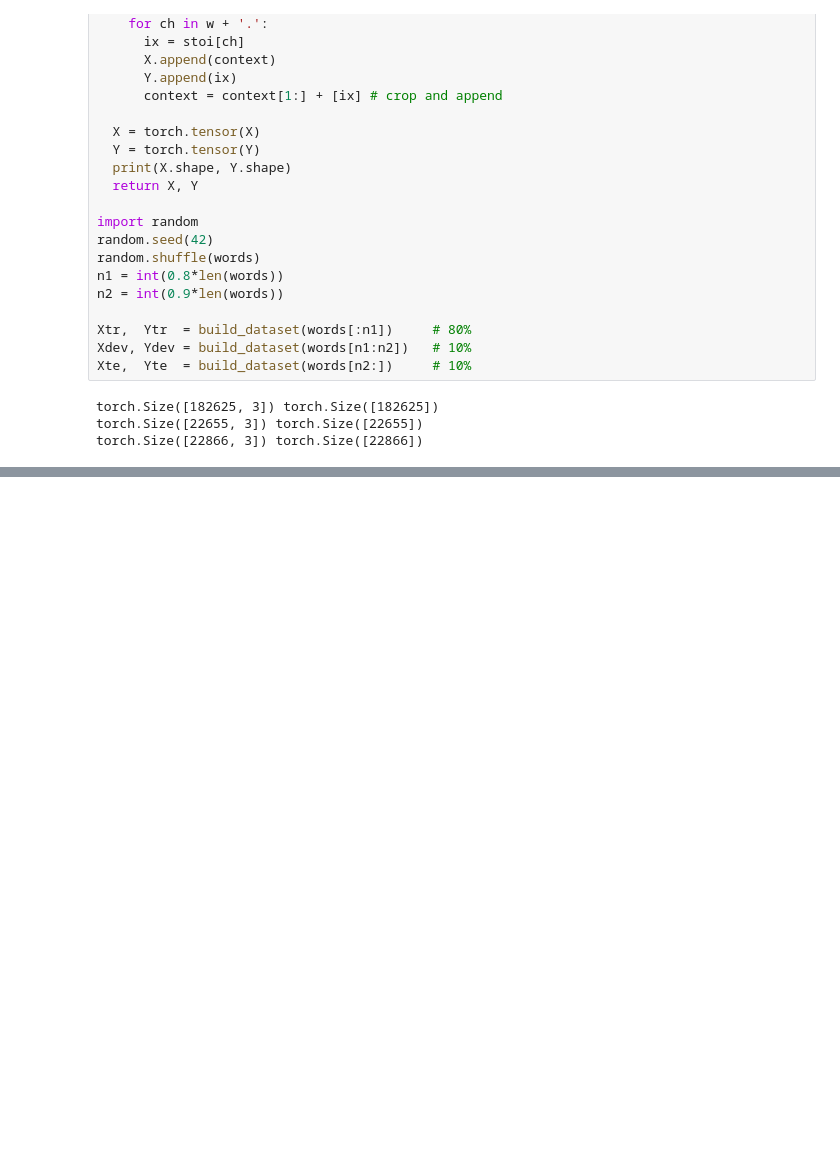
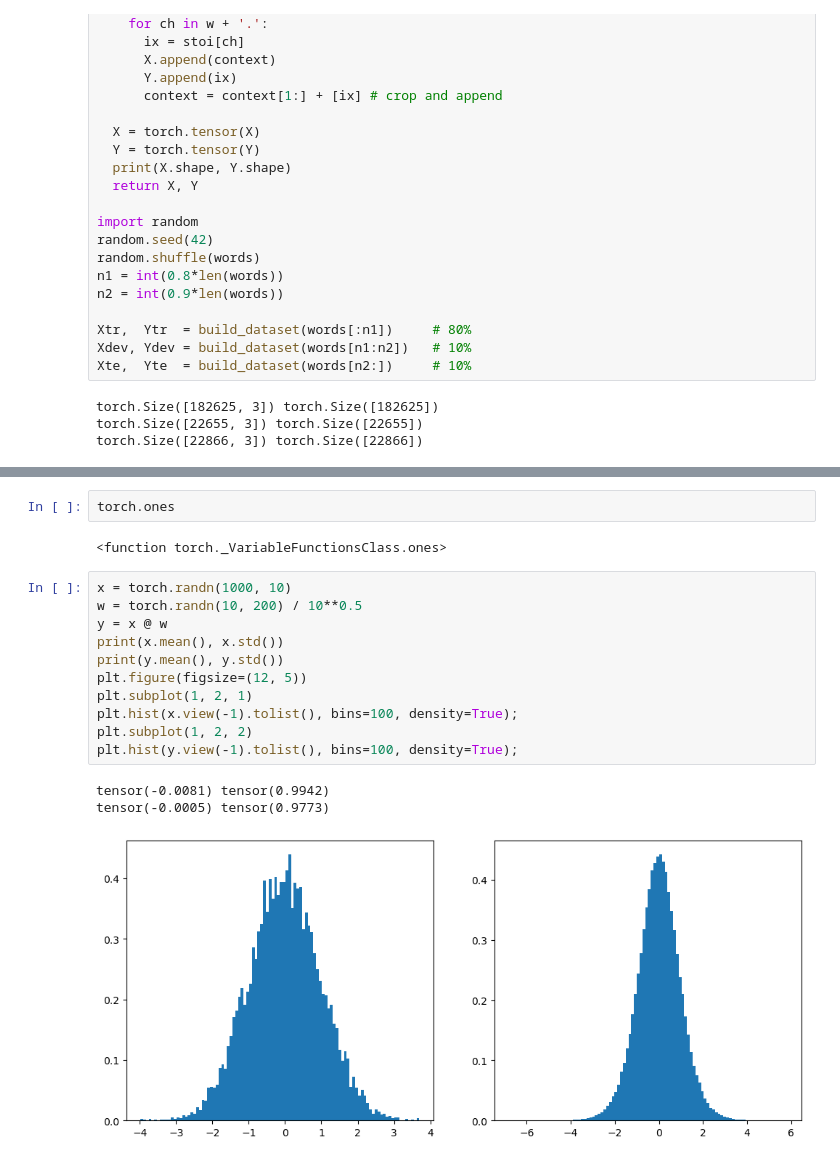
Before and after one commit to Alparslan-Tamer/makemore, a Jupyter notebook: 03-build-makemore-mlp2.ipynb, the cells around one changed output, grey strips where cells are left out. Drawn from its saved outputs; the diff is of its cells as text; blank space fills up the shorter version.

```diff
--- a/03-build-makemore-mlp2.ipynb
+++ b/03-build-makemore-mlp2.ipynb
@@ -79,3 +85,22 @@ for p in parameters:
+# %%
+torch.ones
+# %% [output]
+<function torch._VariableFunctionsClass.ones>
+# %%
+x = torch.randn(1000, 10)
+w = torch.randn(10, 200) / 10**0.5
+y = x @ w
+print(x.mean(), x.std())
+print(y.mean(), y.std())
+plt.figure(figsize=(12, 5))
+plt.subplot(1, 2, 1)
+plt.hist(x.view(-1).tolist(), bins=100, density=True);
+plt.subplot(1, 2, 2)
+plt.hist(y.view(-1).tolist(), bins=100, density=True);
+# %% [output]
+tensor(-0.0081) tensor(0.9942)
+tensor(-0.0005) tensor(0.9773)
+[figure, added]
 # %%
 # same optimization as last time
 max_steps = 200000
```
Also changed, not shown: parts of 5 cells of this notebook.
